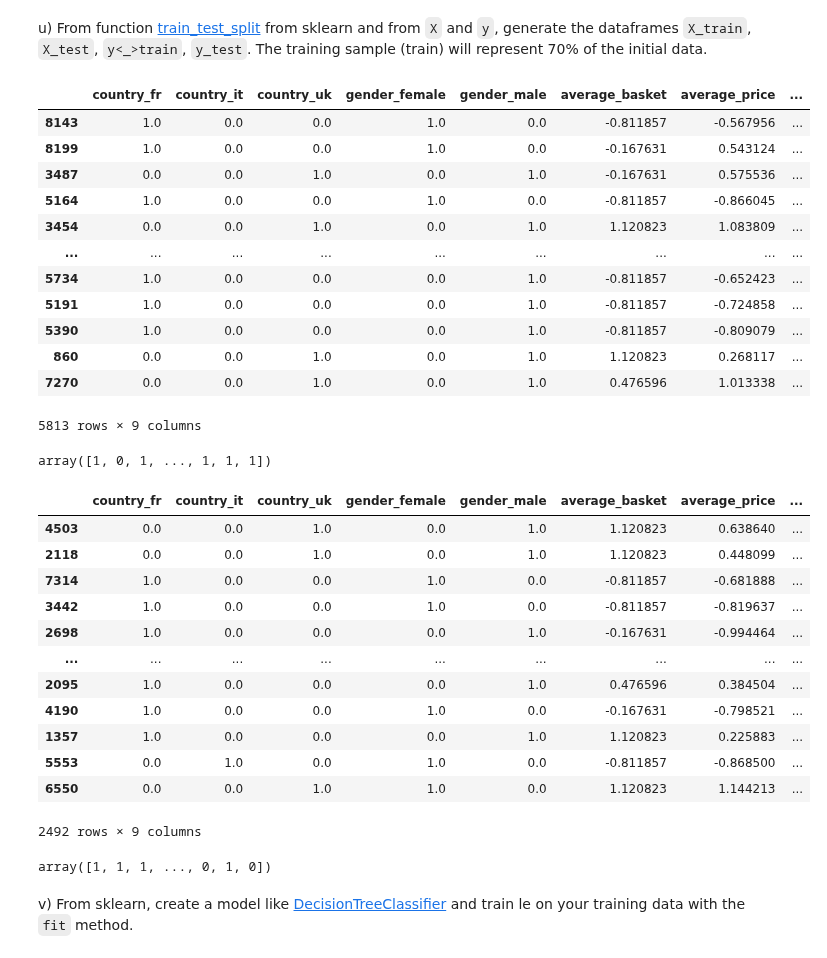
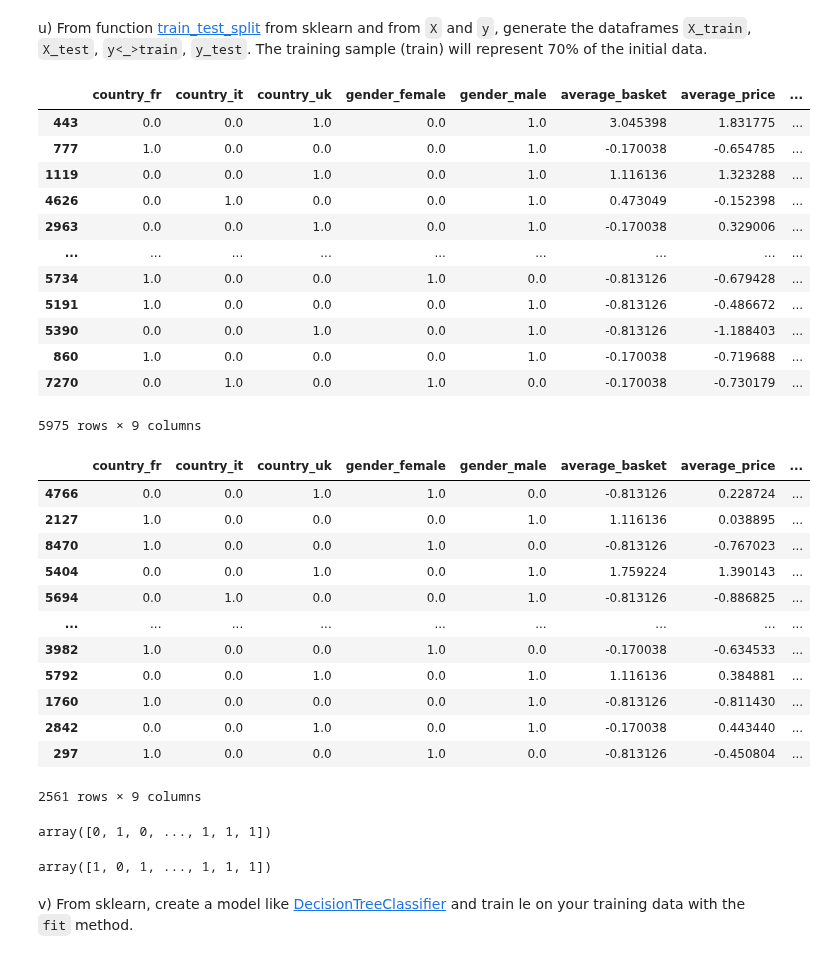
Before and after one commit to Gachdel/Python-LeWagon, a Jupyter notebook: 6_Machine_Learning_1/Intro_to_ML_Challenges.ipynb, the cells around one changed output. Drawn from its saved outputs; the diff is of its cells as text; code cells hidden in the pictures.

```diff
--- a/6_Machine_Learning_1/Intro_to_ML_Challenges.ipynb
+++ b/6_Machine_Learning_1/Intro_to_ML_Challenges.ipynb
@@ -307,9 +269,8 @@
 from sklearn.preprocessing import LabelEncoder
 import numpy as np
 
-le = LabelEncoder()
-le.fit(y.client_type)
-y = le.transform(y.client_type)
+label_encoder = LabelEncoder()
+y = label_encoder.fit_transform(y)
 display(y)
 
 unique, counts = np.unique(y, return_counts=True)
@@ -328,7 +289,8 @@ from sklearn.preprocessing import OneHotEncoder
 
 # To only keep the qualitative features, only keep country and gender from the x DataFrame
 qualitative_features = x[["country", "gender"]]
-encoder = OneHotEncoder(sparse_output=False)
-X_dummy = encoder.fit(qualitative_features)
-display(X_dummy.categories_)
+one_hot_encoder = OneHotEncoder(sparse_output=False)
+X_dummy = one_hot_encoder.fit_transform(qualitative_features)
+display(X_dummy)
+display(one_hot_encoder.categories_)
 # %% [output]
@@ -344,7 +313,6 @@ print(dummy_cols)
 # %% [markdown]
 r) Transform X_dummy into a DataFrame object with the correct column names using the previous question.
 # %%
-X_dummy = encoder.transform(x[["country", "gender"]])
-X_dummy_df = pd.DataFrame(X_dummy, columns=encoder.get_feature_names_out())
+X_dummy_df = pd.DataFrame(X_dummy, columns=one_hot_encoder.get_feature_names_out())
 display(X_dummy_df)
 # %% [output]
@@ -380,9 +341,7 @@ from sklearn.preprocessing import StandardScaler
 # To only keep the quantitative features, keep "average_basket", "average_price", "visit_number" and "age" from the x DataFrame
 quantitative_features = x[["average_basket", "average_price", "visit_number", "age"]]
 scaler = StandardScaler()
-scaler.fit(quantitative_features)
-
-X_num = scaler.transform(x[["average_basket", "average_price", "visit_number", "age"]])
+X_num = scaler.fit_transform(quantitative_features)
 # %% [markdown]
 t) Transform X_num into a DataFrame with the correct column names.
 # %%
@@ -444,44 +403,46 @@ u) From function [train_test_split](https://scikit-learn.org/stable/modules/gene
 # %%
 from sklearn.model_selection import train_test_split
 
 X_train, X_test, y_train, y_test = train_test_split(
     X,
     y,
-    test_size=0.3,
+    train_size=0.7,
     random_state=42,
 )
 
 display(X_train)
 display(X_test)
+display(y_train)
+display(y_test)
 # %% [output]
 |  | country_fr | country_it | country_uk | gender_female | gender_male | average_basket | average_price | ... |
-| 8143 | 1.0 | 0.0 | 0.0 | 1.0 | 0.0 | -0.811857 | -0.567956 | ... |
-| 8199 | 1.0 | 0.0 | 0.0 | 1.0 | 0.0 | -0.167631 | 0.543124 | ... |
-| 3487 | 0.0 | 0.0 | 1.0 | 0.0 | 1.0 | -0.167631 | 0.575536 | ... |
-| 5164 | 1.0 | 0.0 | 0.0 | 1.0 | 0.0 | -0.811857 | -0.866045 | ... |
-| 3454 | 0.0 | 0.0 | 1.0 | 0.0 | 1.0 | 1.120823 | 1.083809 | ... |
+| 443 | 0.0 | 0.0 | 1.0 | 0.0 | 1.0 | 3.045398 | 1.831775 | ... |
+| 777 | 1.0 | 0.0 | 0.0 | 0.0 | 1.0 | -0.170038 | -0.654785 | ... |
+| 1119 | 0.0 | 0.0 | 1.0 | 0.0 | 1.0 | 1.116136 | 1.323288 | ... |
+| 4626 | 0.0 | 1.0 | 0.0 | 0.0 | 1.0 | 0.473049 | -0.152398 | ... |
+| 2963 | 0.0 | 0.0 | 1.0 | 0.0 | 1.0 | -0.170038 | 0.329006 | ... |
 | ... | ... | ... | ... | ... | ... | ... | ... | ... |
-| 5734 | 1.0 | 0.0 | 0.0 | 0.0 | 1.0 | -0.811857 | -0.652423 | ... |
-| 5191 | 1.0 | 0.0 | 0.0 | 0.0 | 1.0 | -0.811857 | -0.724858 | ... |
-| 5390 | 1.0 | 0.0 | 0.0 | 0.0 | 1.0 | -0.811857 | -0.809079 | ... |
-| 860 | 0.0 | 0.0 | 1.0 | 0.0 | 1.0 | 1.120823 | 0.268117 | ... |
-| 7270 | 0.0 | 0.0 | 1.0 | 0.0 | 1.0 | 0.476596 | 1.013338 | ... |
+| 5734 | 1.0 | 0.0 | 0.0 | 1.0 | 0.0 | -0.813126 | -0.679428 | ... |
+| 5191 | 1.0 | 0.0 | 0.0 | 0.0 | 1.0 | -0.813126 | -0.486672 | ... |
+| 5390 | 0.0 | 0.0 | 1.0 | 0.0 | 1.0 | -0.813126 | -1.188403 | ... |
+| 860 | 1.0 | 0.0 | 0.0 | 0.0 | 1.0 | -0.170038 | -0.719688 | ... |
+| 7270 | 0.0 | 1.0 | 0.0 | 1.0 | 0.0 | -0.170038 | -0.730179 | ... |
-5813 rows × 9 columns
+5975 rows × 9 columns
+|  | country_fr | country_it | country_uk | gender_female | gender_male | average_basket | average_price | ... |
+| 4766 | 0.0 | 0.0 | 1.0 | 1.0 | 0.0 | -0.813126 | 0.228724 | ... |
+| 2127 | 1.0 | 0.0 | 0.0 | 0.0 | 1.0 | 1.116136 | 0.038895 | ... |
+| 8470 | 1.0 | 0.0 | 0.0 | 1.0 | 0.0 | -0.813126 | -0.767023 | ... |
+| 5404 | 0.0 | 0.0 | 1.0 | 0.0 | 1.0 | 1.759224 | 1.390143 | ... |
+| 5694 | 0.0 | 1.0 | 0.0 | 0.0 | 1.0 | -0.813126 | -0.886825 | ... |
+| ... | ... | ... | ... | ... | ... | ... | ... | ... |
+| 3982 | 1.0 | 0.0 | 0.0 | 1.0 | 0.0 | -0.170038 | -0.634533 | ... |
+| 5792 | 0.0 | 0.0 | 1.0 | 0.0 | 1.0 | 1.116136 | 0.384881 | ... |
+| 1760 | 1.0 | 0.0 | 0.0 | 0.0 | 1.0 | -0.813126 | -0.811430 | ... |
+| 2842 | 0.0 | 0.0 | 1.0 | 0.0 | 1.0 | -0.170038 | 0.443440 | ... |
+| 297 | 1.0 | 0.0 | 0.0 | 1.0 | 0.0 | -0.813126 | -0.450804 | ... |
-array([1, 0, 1, ..., 1, 1, 1])
+2561 rows × 9 columns
-|  | country_fr | country_it | country_uk | gender_female | gender_male | average_basket | average_price | ... |
-| 4503 | 0.0 | 0.0 | 1.0 | 0.0 | 1.0 | 1.120823 | 0.638640 | ... |
-| 2118 | 0.0 | 0.0 | 1.0 | 0.0 | 1.0 | 1.120823 | 0.448099 | ... |
-| 7314 | 1.0 | 0.0 | 0.0 | 1.0 | 0.0 | -0.811857 | -0.681888 | ... |
-| 3442 | 1.0 | 0.0 | 0.0 | 1.0 | 0.0 | -0.811857 | -0.819637 | ... |
-| 2698 | 1.0 | 0.0 | 0.0 | 0.0 | 1.0 | -0.167631 | -0.994464 | ... |
-| ... | ... | ... | ... | ... | ... | ... | ... | ... |
-| 2095 | 1.0 | 0.0 | 0.0 | 0.0 | 1.0 | 0.476596 | 0.384504 | ... |
-| 4190 | 1.0 | 0.0 | 0.0 | 1.0 | 0.0 | -0.167631 | -0.798521 | ... |
-| 1357 | 1.0 | 0.0 | 0.0 | 0.0 | 1.0 | 1.120823 | 0.225883 | ... |
-| 5553 | 0.0 | 1.0 | 0.0 | 1.0 | 0.0 | -0.811857 | -0.868500 | ... |
-| 6550 | 0.0 | 0.0 | 1.0 | 1.0 | 0.0 | 1.120823 | 1.144213 | ... |
-2492 rows × 9 columns
+array([0, 1, 0, ..., 1, 1, 1])
-array([1, 1, 1, ..., 0, 1, 0])
+array([1, 0, 1, ..., 1, 1, 1])
 # %% [markdown]
 v) From sklearn, create a model like [DecisionTreeClassifier](https://scikit-learn.org/stable/modules/generated/sklearn.tree.DecisionTreeClassifier.html#sklearn.tree.DecisionTreeClassifier.score) and train le on your training data with the `fit` method.
 # %%
```
Also changed, not shown: parts of 28 cells of this notebook, 2 other files.
